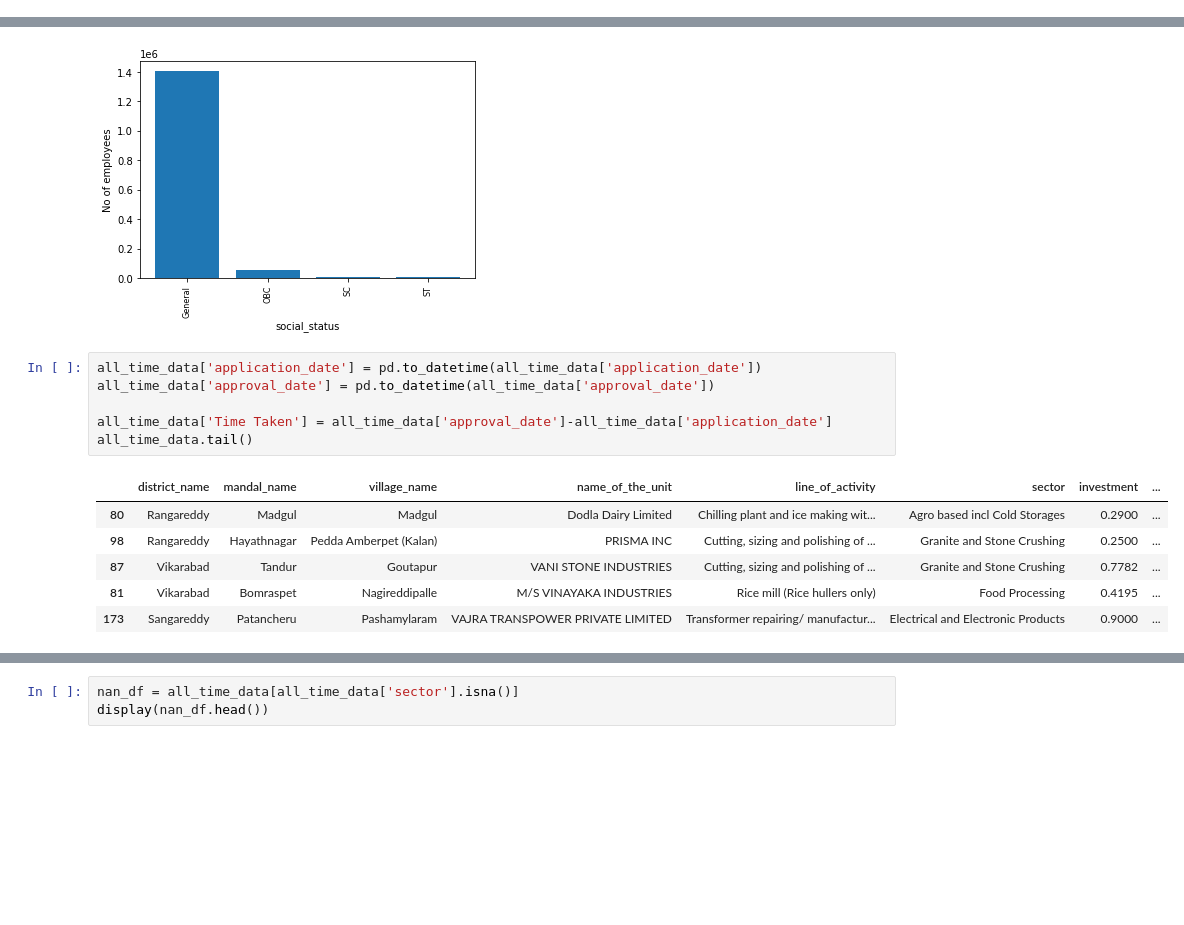
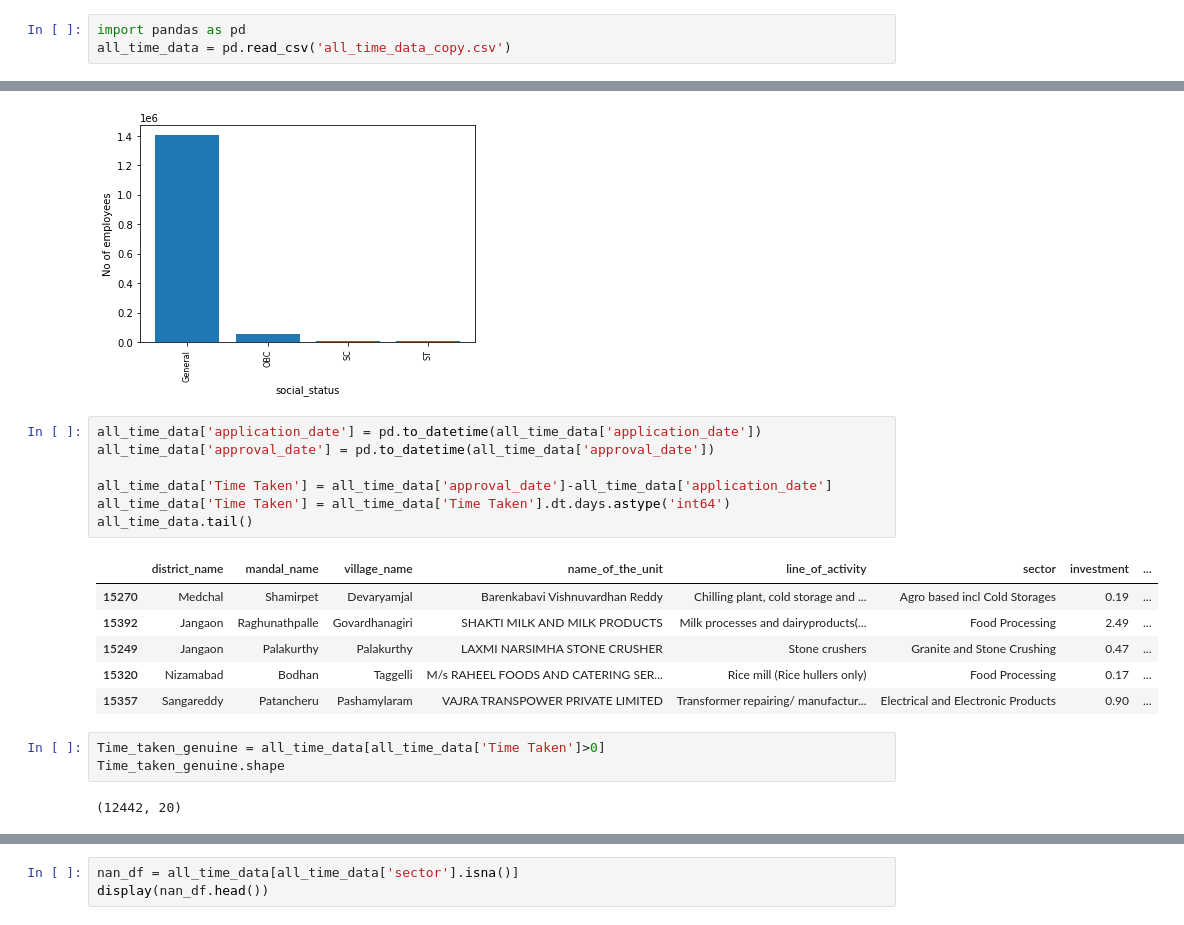
Before and after one commit to voletibhaskar/Telangana-IPass-Data-Analysis, a Jupyter notebook: Time_jupyter.ipynb, the cells around one changed output, grey strips where cells are left out. Cells and saved outputs as stored; diff of their text form; blank space fills up the shorter version.

```diff
--- a/Time_jupyter.ipynb
+++ b/Time_jupyter.ipynb
@@ -70,6 +70,9 @@ Files: ['ts_industry_tsipass_01-01-2022_31-01-2022.csv', 'ts_industry_tsipass_01
 2       General      NaN    NaN     NaN       NaN       NaN
 3       General      NaN    NaN     NaN       NaN       NaN
 4       General      NaN    NaN     NaN       NaN       NaN
+# %%
+import pandas as pd
+all_time_data = pd.read_csv('all_time_data_copy.csv')
 # %%
 all_time_data.describe()
 # %% [output]
@@ -282,13 +283,19 @@ plt.show()
 # %%
 all_time_data['application_date'] = pd.to_datetime(all_time_data['application_date'])
 all_time_data['approval_date'] = pd.to_datetime(all_time_data['approval_date'])
 
 all_time_data['Time Taken'] = all_time_data['approval_date']-all_time_data['application_date']
+all_time_data['Time Taken'] = all_time_data['Time Taken'].dt.days.astype('int64')
 all_time_data.tail()
 # %% [output]
 |  | district_name | mandal_name | village_name | name_of_the_unit | line_of_activity | sector | investment | ... |
-| 80 | Rangareddy | Madgul | Madgul | Dodla Dairy Limited | Chilling plant and ice making wit... | Agro based incl Cold Storages | 0.2900 | ... |
-| 98 | Rangareddy | Hayathnagar | Pedda Amberpet (Kalan) | PRISMA INC | Cutting, sizing and polishing of ... | Granite and Stone Crushing | 0.2500 | ... |
-| 87 | Vikarabad | Tandur | Goutapur | VANI STONE INDUSTRIES | Cutting, sizing and polishing of ... | Granite and Stone Crushing | 0.7782 | ... |
-| 81 | Vikarabad | Bomraspet | Nagireddipalle | M/S VINAYAKA INDUSTRIES | Rice mill (Rice hullers only) | Food Processing | 0.4195 | ... |
-| 173 | Sangareddy | Patancheru | Pashamylaram | VAJRA TRANSPOWER PRIVATE LIMITED | Transformer repairing/ manufactur... | Electrical and Electronic Products | 0.9000 | ... |
+| 15270 | Medchal | Shamirpet | Devaryamjal | Barenkabavi Vishnuvardhan Reddy | Chilling plant, cold storage and ... | Agro based incl Cold Storages | 0.19 | ... |
+| 15392 | Jangaon | Raghunathpalle | Govardhanagiri | SHAKTI MILK AND MILK PRODUCTS | Milk processes and dairyproducts(... | Food Processing | 2.49 | ... |
+| 15249 | Jangaon | Palakurthy | Palakurthy | LAXMI NARSIMHA STONE CRUSHER | Stone crushers | Granite and Stone Crushing | 0.47 | ... |
+| 15320 | Nizamabad | Bodhan | Taggelli | M/s RAHEEL FOODS AND CATERING SER... | Rice mill (Rice hullers only) | Food Processing | 0.17 | ... |
+| 15357 | Sangareddy | Patancheru | Pashamylaram | VAJRA TRANSPOWER PRIVATE LIMITED | Transformer repairing/ manufactur... | Electrical and Electronic Products | 0.90 | ... |
+# %%
+Time_taken_genuine = all_time_data[all_time_data['Time Taken']>0]
+Time_taken_genuine.shape
+# %% [output]
+(12442, 20)
```
Also changed, not shown: parts of 8 cells of this notebook, 1 other file.
